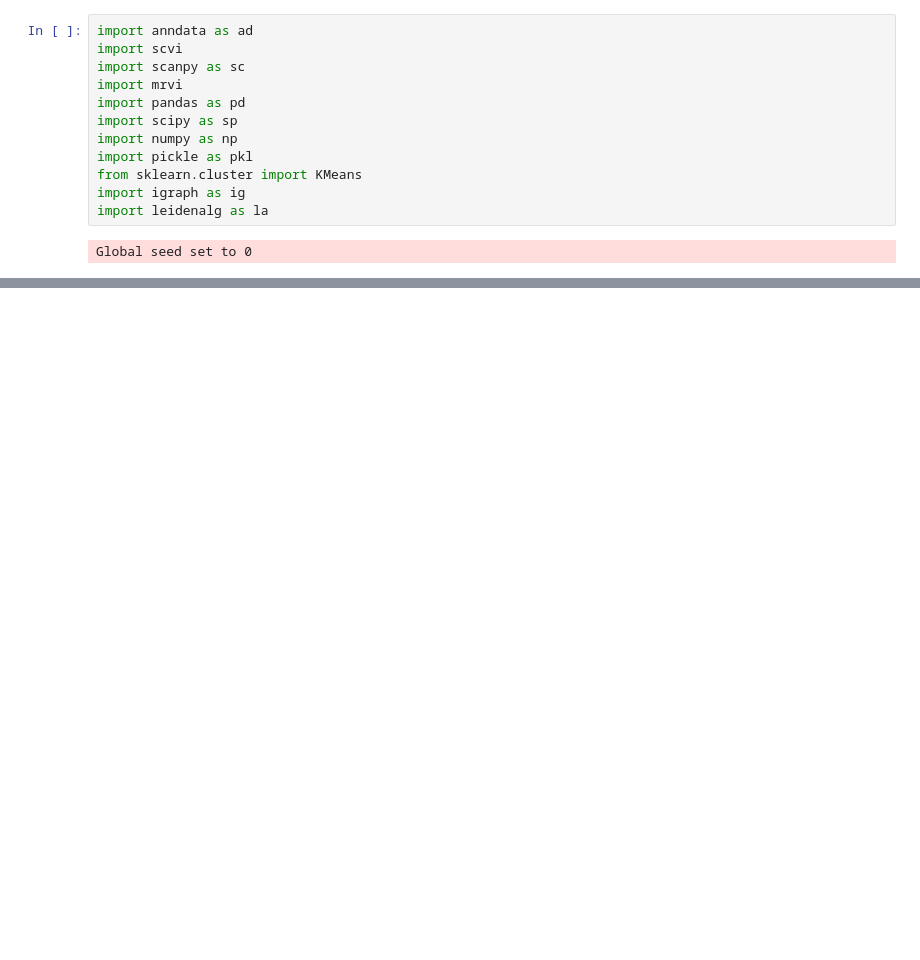
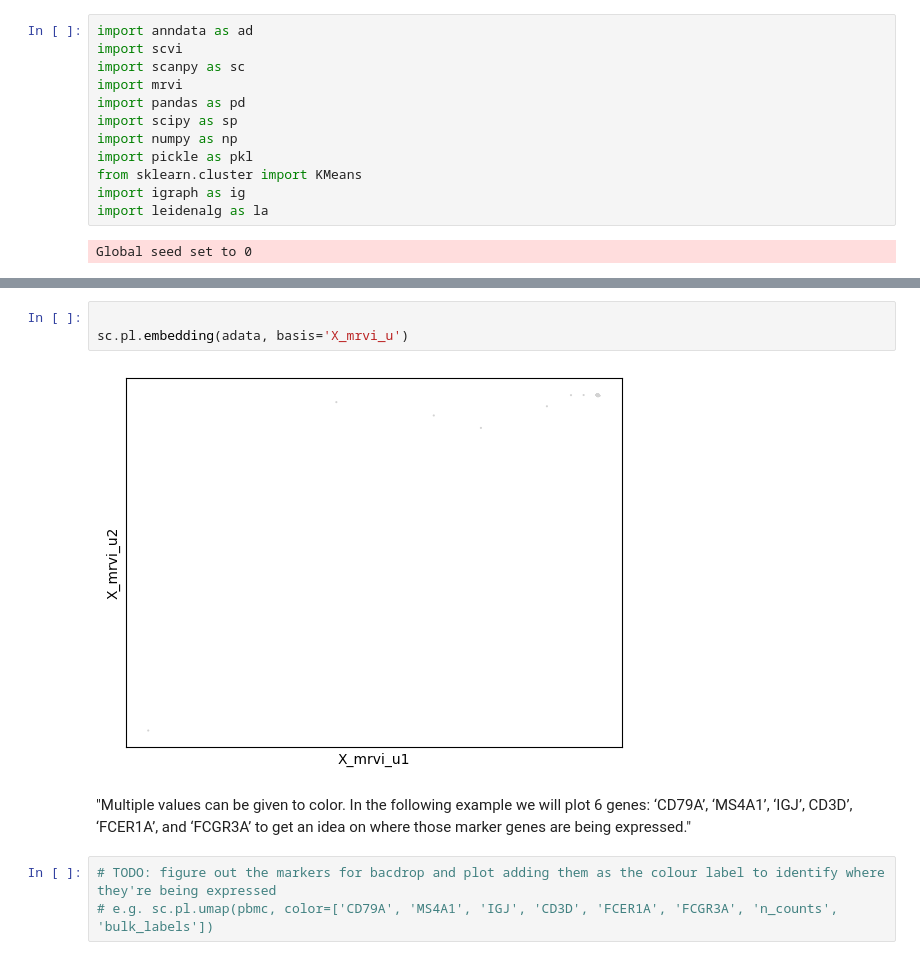
Before and after one commit to Dennis-Bersenev/GeneratingResistance, a Jupyter notebook: src/bacdrop_exploration.ipynb, the cells around one changed output, grey strips where cells are left out. Cells and saved outputs as stored; diff of their text form; blank space fills up the shorter version.

```diff
--- a/src/bacdrop_exploration.ipynb
+++ b/src/bacdrop_exploration.ipynb
@@ -76,0 +75,10 @@ sc.pl.umap(model.adata, use_raw=False)
+# %%
+
+sc.pl.embedding(adata, basis='X_mrvi_u')
+# %% [output]
+[figure, added]
+# %% [markdown]
+"Multiple values can be given to color. In the following example we will plot 6 genes: ‘CD79A’, ‘MS4A1’, ‘IGJ’, CD3D’, ‘FCER1A’, and ‘FCGR3A’ to get an idea on where those marker genes are being expressed."
+# %%
+# TODO: figure out the markers for bacdrop and plot adding them as the colour label to identify where they're being expressed
+# e.g. sc.pl.umap(pbmc, color=['CD79A', 'MS4A1', 'IGJ', 'CD3D', 'FCER1A', 'FCGR3A', 'n_counts', 'bulk_labels'])
```
Also changed, not shown: parts of 20 cells of this notebook, 1 other file.
